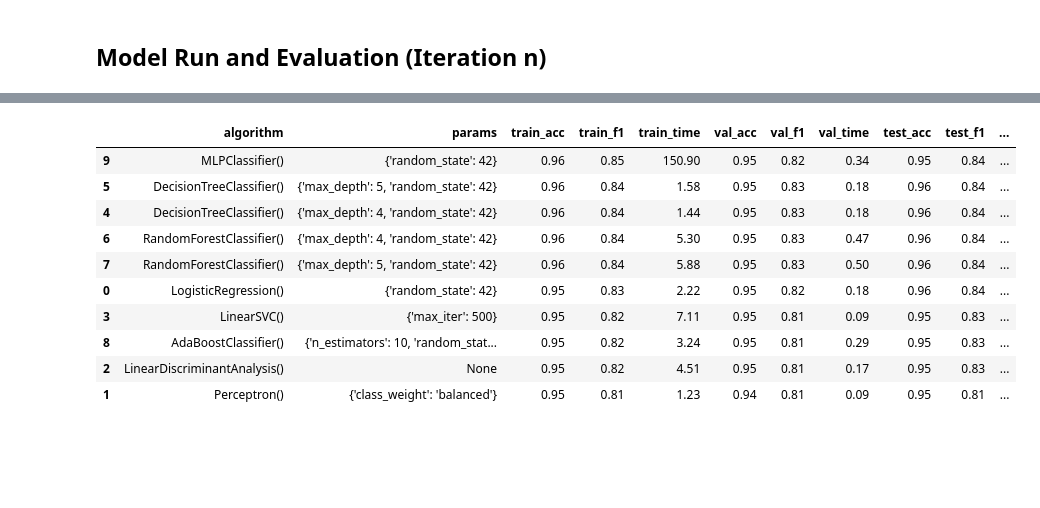
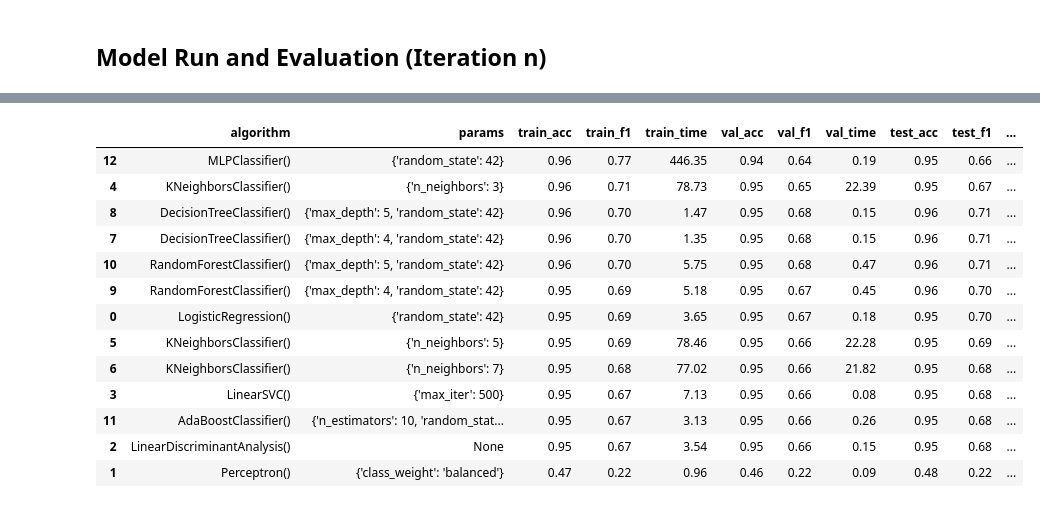
Before and after one commit to davefriesen/cc-fraud-prevention, a Jupyter notebook: src/ads505-team3-final-project.ipynb, the cells around one changed output, grey strips where cells are left out. Saved outputs shown, nothing was run; the diff lists cells and outputs as text; code cells hidden in the pictures; blank space fills up the shorter version.

Commit message:
Update EDA+Models

```diff
--- a/src/ads505-team3-final-project.ipynb
+++ b/src/ads505-team3-final-project.ipynb
@@ -455,21 +452,21 @@ plt.show()
 # %%
-# NOTE DEFERRING HERE SINCE CATEGORICAL ENCODING HANDLED IN MODELPROCESS PIPELINE
-
 # marking categorical columns (browser, source, sex, signup_month, purchase_month,
 # signup_day, purchase_day, signup_weektype, purchase_weektype, signup_timegroup, purchase_timegroup)
-#df2.browser = df2.browser.astype('category')
-#df2.source = df2.source.astype('category')
-#df2.sex = df2.sex.astype('category')
-#df2.continent = df2.continent.astype('category')
-#df2.signup_month = df2.signup_month.astype('category')
-#df2.purchase_month = df2.purchase_month.astype('category')
-#df2.signup_day = df2.signup_day.astype('category')
-#df2.purchase_day = df2.purchase_day.astype('category')
-#df2.signup_weektype = df2.signup_weektype.astype('category')
-#df2.purchase_weektype = df2.purchase_weektype.astype('category')
-#df2.signup_timegroup = df2.signup_timegroup.astype('category')
-#df2.purchase_timegroup = df2.purchase_timegroup.astype('category')
-#df2.time_diff = df2.time_diff.astype('category')
+df2.source = df2.source.astype('category')
+df2.browser = df2.browser.astype('category')
+df2.sex = df2.sex.astype('category')
+df2.ip_country = df2.ip_country.astype('category')
+df2.signup_month = df2.signup_month.astype('category')
+df2.purchase_month = df2.purchase_month.astype('category')
+df2.signup_day = df2.signup_day.astype('category')
+df2.purchase_day = df2.purchase_day.astype('category')
+df2.signup_weektype = df2.signup_weektype.astype('category')
+df2.purchase_weektype = df2.purchase_weektype.astype('category')
+df2.signup_timegroup = df2.signup_timegroup.astype('category')
+df2.purchase_timegroup = df2.purchase_timegroup.astype('category')
+df2.time_diff = df2.time_diff.astype('category')
+df2.continent = df2.continent.astype('category')
+
 # checking
 #df2.info()
 # %%
@@ -662,9 +659,9 @@ mp_queue = (
     (LinearDiscriminantAnalysis(), None),
     (LinearSVC(), {'max_iter': 500}),
 
-#    (KNeighborsClassifier(), {'n_neighbors': 3}),
-#    (KNeighborsClassifier(), {'n_neighbors': 5}),
-#    (KNeighborsClassifier(), {'n_neighbors': 7}),
+    (KNeighborsClassifier(), {'n_neighbors': 3}),
+    (KNeighborsClassifier(), {'n_neighbors': 5}),
+    (KNeighborsClassifier(), {'n_neighbors': 7}),
 
     (DecisionTreeClassifier(), {'max_depth': 4, 'random_state': 42}),
     (DecisionTreeClassifier(), {'max_depth': 5, 'random_state': 42}),
@@ -690,6 +687,7 @@ mp_df['mp'] = mp_df.apply(
                             X_train, y_train,
                             X_val, y_val,
                             X_test, y_test,
+                            None,
                             cat_cols, num_cols).train_validate_test(), axis=1)
 
 # Compile, sort, and display results
@@ -702,4 +700,5 @@ mp_df[['train_acc', 'train_f1', 'train_time',
 mp_df.sort_values(by=['train_acc', 'val_acc', 'test_acc'],
                   ascending=[False, False, False], inplace=True)
 mp_df.loc[:, mp_df.columns != 'mp']
+#mp_df.loc[:, mp_df.columns != 'mp'].to_csv('results_table.csv')
 # %% [output]
@@ -723,11 +722,14 @@ MLPClassifier: test... done in 0.17s.
 |  | algorithm | params | train_acc | train_f1 | train_time | val_acc | val_f1 | val_time | test_acc | test_f1 | ... |
-| 9 | MLPClassifier() | {'random_state': 42} | 0.96 | 0.85 | 150.90 | 0.95 | 0.82 | 0.34 | 0.95 | 0.84 | ... |
-| 5 | DecisionTreeClassifier() | {'max_depth': 5, 'random_state': 42} | 0.96 | 0.84 | 1.58 | 0.95 | 0.83 | 0.18 | 0.96 | 0.84 | ... |
-| 4 | DecisionTreeClassifier() | {'max_depth': 4, 'random_state': 42} | 0.96 | 0.84 | 1.44 | 0.95 | 0.83 | 0.18 | 0.96 | 0.84 | ... |
-| 6 | RandomForestClassifier() | {'max_depth': 4, 'random_state': 42} | 0.96 | 0.84 | 5.30 | 0.95 | 0.83 | 0.47 | 0.96 | 0.84 | ... |
-| 7 | RandomForestClassifier() | {'max_depth': 5, 'random_state': 42} | 0.96 | 0.84 | 5.88 | 0.95 | 0.83 | 0.50 | 0.96 | 0.84 | ... |
-| 0 | LogisticRegression() | {'random_state': 42} | 0.95 | 0.83 | 2.22 | 0.95 | 0.82 | 0.18 | 0.96 | 0.84 | ... |
-| 3 | LinearSVC() | {'max_iter': 500} | 0.95 | 0.82 | 7.11 | 0.95 | 0.81 | 0.09 | 0.95 | 0.83 | ... |
-| 8 | AdaBoostClassifier() | {'n_estimators': 10, 'random_stat... | 0.95 | 0.82 | 3.24 | 0.95 | 0.81 | 0.29 | 0.95 | 0.83 | ... |
-| 2 | LinearDiscriminantAnalysis() | None | 0.95 | 0.82 | 4.51 | 0.95 | 0.81 | 0.17 | 0.95 | 0.83 | ... |
-| 1 | Perceptron() | {'class_weight': 'balanced'} | 0.95 | 0.81 | 1.23 | 0.94 | 0.81 | 0.09 | 0.95 | 0.81 | ... |
+| 12 | MLPClassifier() | {'random_state': 42} | 0.96 | 0.77 | 446.35 | 0.94 | 0.64 | 0.19 | 0.95 | 0.66 | ... |
+| 4 | KNeighborsClassifier() | {'n_neighbors': 3} | 0.96 | 0.71 | 78.73 | 0.95 | 0.65 | 22.39 | 0.95 | 0.67 | ... |
+| 8 | DecisionTreeClassifier() | {'max_depth': 5, 'random_state': 42} | 0.96 | 0.70 | 1.47 | 0.95 | 0.68 | 0.15 | 0.96 | 0.71 | ... |
+| 7 | DecisionTreeClassifier() | {'max_depth': 4, 'random_state': 42} | 0.96 | 0.70 | 1.35 | 0.95 | 0.68 | 0.15 | 0.96 | 0.71 | ... |
+| 10 | RandomForestClassifier() | {'max_depth': 5, 'random_state': 42} | 0.96 | 0.70 | 5.75 | 0.95 | 0.68 | 0.47 | 0.96 | 0.71 | ... |
+| 9 | RandomForestClassifier() | {'max_depth': 4, 'random_state': 42} | 0.95 | 0.69 | 5.18 | 0.95 | 0.67 | 0.45 | 0.96 | 0.70 | ... |
+| 0 | LogisticRegression() | {'random_state': 42} | 0.95 | 0.69 | 3.65 | 0.95 | 0.67 | 0.18 | 0.95 | 0.70 | ... |
+| 5 | KNeighborsClassifier() | {'n_neighbors': 5} | 0.95 | 0.69 | 78.46 | 0.95 | 0.66 | 22.28 | 0.95 | 0.69 | ... |
+| 6 | KNeighborsClassifier() | {'n_neighbors': 7} | 0.95 | 0.68 | 77.02 | 0.95 | 0.66 | 21.82 | 0.95 | 0.68 | ... |
+| 3 | LinearSVC() | {'max_iter': 500} | 0.95 | 0.67 | 7.13 | 0.95 | 0.66 | 0.08 | 0.95 | 0.68 | ... |
+| 11 | AdaBoostClassifier() | {'n_estimators': 10, 'random_stat... | 0.95 | 0.67 | 3.13 | 0.95 | 0.66 | 0.26 | 0.95 | 0.68 | ... |
+| 2 | LinearDiscriminantAnalysis() | None | 0.95 | 0.67 | 3.54 | 0.95 | 0.66 | 0.15 | 0.95 | 0.68 | ... |
+| 1 | Perceptron() | {'class_weight': 'balanced'} | 0.47 | 0.22 | 0.96 | 0.46 | 0.22 | 0.09 | 0.48 | 0.22 | ... |
```
Also changed, not shown: parts of 18 cells of this notebook, 3 other files.
